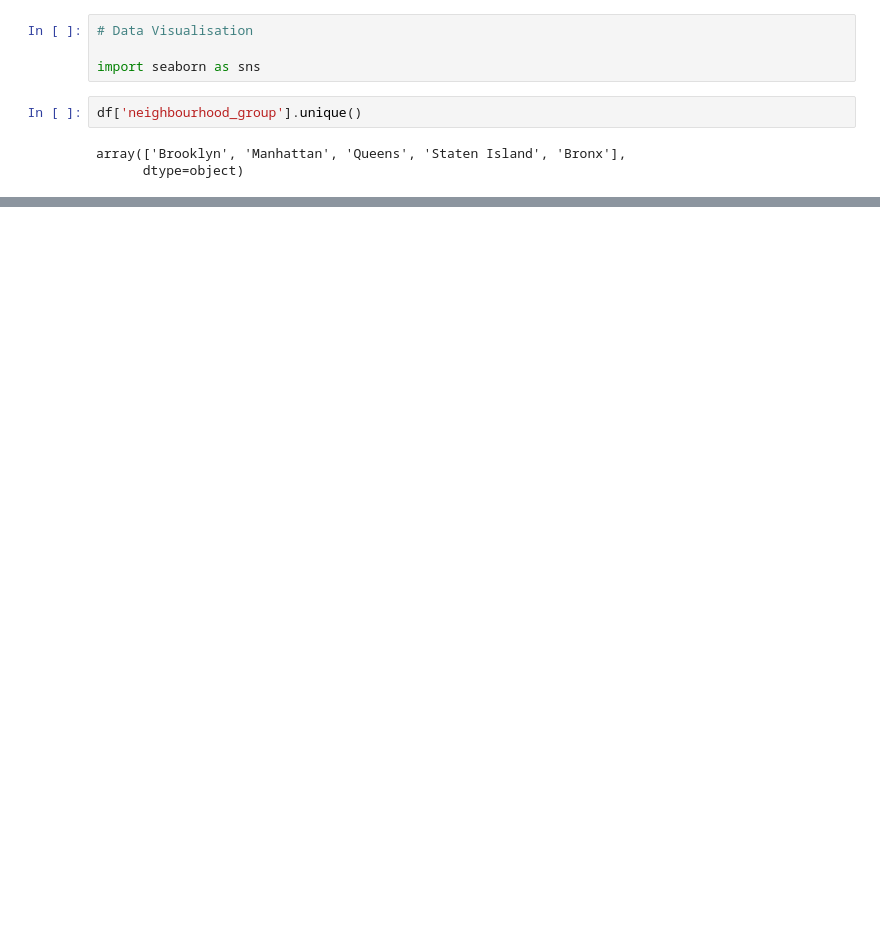
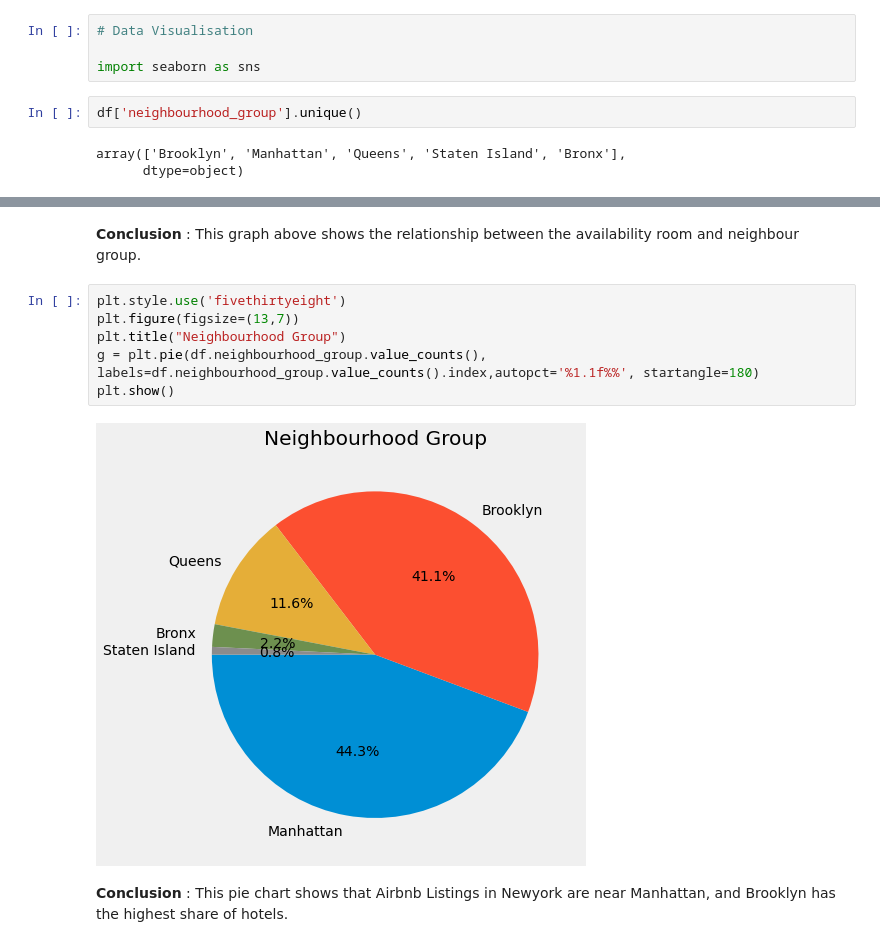
Before and after one commit to 88270gagan/AirBnb-Booking-Analysis, a Jupyter notebook: Airbnb_Bookings_Analysis_Capstone_Project.ipynb, the cells around one changed output, grey strips where cells are left out. Drawn from its saved outputs; the diff is of its cells as text; blank space fills up the shorter version.

```diff
--- a/Airbnb_Bookings_Analysis_Capstone_Project.ipynb
+++ b/Airbnb_Bookings_Analysis_Capstone_Project.ipynb
@@ -266,2 +277,14 @@ ax = sns.boxplot(data=df, x='neighbourhood_group',y='availability_365',palette='
+# %% [markdown]
+**Conclusion** : This  graph above shows the relationship between the availability room and neighbour group.
+# %%
+plt.style.use('fivethirtyeight')
+plt.figure(figsize=(13,7))
+plt.title("Neighbourhood Group")
+g = plt.pie(df.neighbourhood_group.value_counts(), labels=df.neighbourhood_group.value_counts().index,autopct='%1.1f%%', startangle=180)
+plt.show()
+# %% [output]
+[figure, added]
+# %% [markdown]
+**Conclusion** : This pie chart shows that Airbnb Listings in Newyork are near Manhattan, and Brooklyn has the highest share of hotels.
 # %%
 # Map of Neighbourhood group
```
Also changed, not shown: parts of 48 cells of this notebook.
